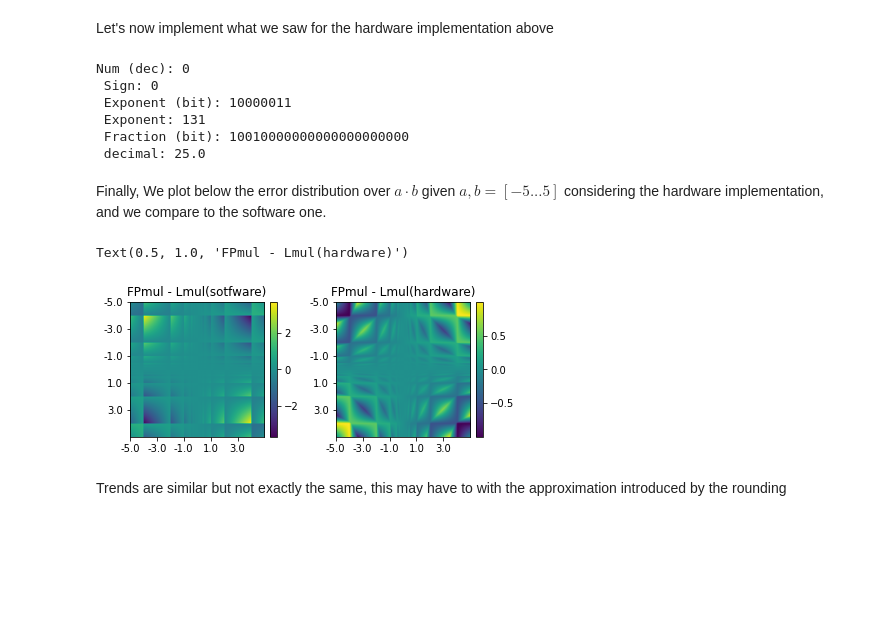
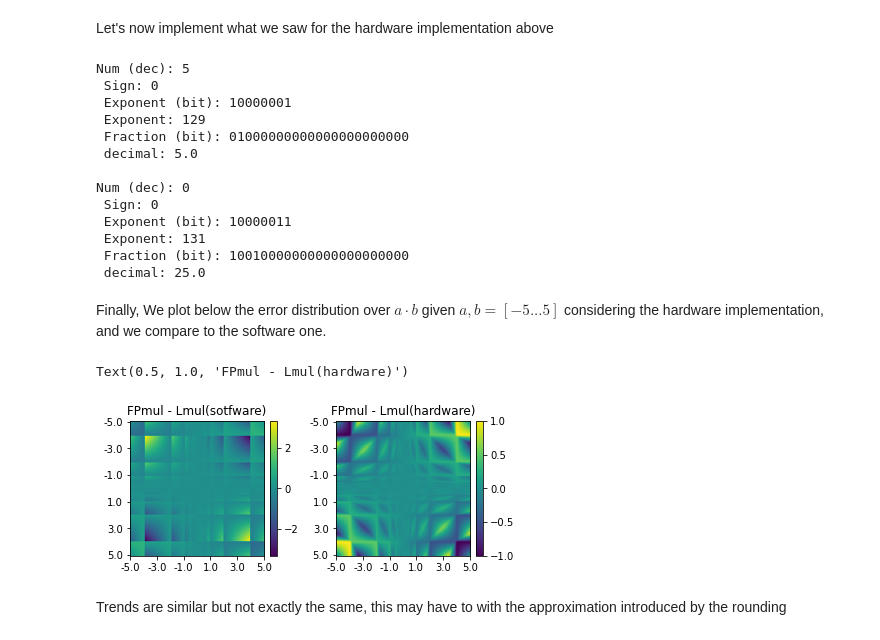
Before and after one commit to Kushagra481/Lmul, a Jupyter notebook: tutorial.ipynb, the cells around one changed output. Saved outputs shown, nothing was run; the diff lists cells and outputs as text; code cells hidden in the pictures; blank space fills up the shorter version.

```diff
--- a/tutorial.ipynb
+++ b/tutorial.ipynb
@@ -225,7 +222,7 @@ We plot below the error distribution over $a \cdot b$ given $a, b = [-5 ... 5]$
 import matplotlib.pyplot as plt
 import numpy as np
 
-N = 11
+N = 12
 precision = 'single'
 num_abs_range = 5
 x_range = np.linspace(-num_abs_range, num_abs_range, N)
@@ -351,6 +348,8 @@ def Int2Float(inum):
 # %%
 a = Float32(5)
 b = Float32(5)
+
+a.print()
 
 c_int = Int32(0) # placeholder for the result
 c_FP = Float32(0) # placeholder for the result
@@ -368,6 +367,13 @@ c_FP = Int2Float(c_int)
 
 c_FP.print()
 # %% [output]
+Num (dec): 5
+ Sign: 0
+ Exponent (bit): 10000001
+ Exponent: 129
+ Fraction (bit): 01000000000000000000000
+ decimal: 5.0
+
 Num (dec): 0
  Sign: 0
  Exponent (bit): 10000011
@@ -381,7 +387,7 @@ import matplotlib.pyplot as plt
 from matplotlib.ticker import AutoMinorLocator
 import numpy as np
 
-N = 1000
+N = 101
 precision = 'single'
 num_abs_range = 5
 x_range = np.linspace(-num_abs_range, num_abs_range, N)
@@ -400,6 +406,9 @@ for i, x_row in enumerate(X):
             gt = FPmul(x, y, precision=precision)
             z[i, j] = gt - Lmul(x, y, precision=precision)
 
+            if x == 0 or y == 0:
+                k[i, j] = 0
+                continue
             # 1 float to int bitcast
             x_int = Float2Int(Float32(x))
             y_int = Float2Int(Float32(y))
@@ -412,33 +421,33 @@ for i, x_row in enumerate(X):
             c_FP = Int2Float(c_int)
 
             k[i, j] = gt - c_FP.IEEE754_dec
 
 
 fig, axs = plt.subplots(1,2)
 
 id2plot = {1:z, 2:k}
 
 x_labels = [f"{x:.1f}" for i, x in enumerate(x_range) if i % (N // 5)==0]
 y_labels = [f"{y:.1f}" for i, y in enumerate(y_range) if i % (N // 5)==0]
 
 im= axs[0].imshow(z, cmap='viridis')
 fig.colorbar(im, ax=axs[0], fraction=0.046, pad=0.04)
 im= axs[1].imshow(k, cmap='viridis')
 fig.colorbar(im, ax=axs[1], fraction=0.046, pad=0.04)
 
 fig.tight_layout()
 
 for i, ax in enumerate(axs):
     tick_positions = [idx for idx, _ in enumerate(x_range) if idx % (N // 5) == 0]
     ax.set_xticks(tick_positions)
     ax.set_xticklabels(x_labels)
     ax.set_yticks(tick_positions)
     ax.set_yticklabels(y_labels)
 
 axs[0].set_title('FPmul - Lmul(sotfware)')
 axs[1].set_title('FPmul - Lmul(hardware)')
 # %% [output]
 Text(0.5, 1.0, 'FPmul - Lmul(hardware)')
-[figure, old version]
+[figure, new version]
 # %% [markdown]
 Trends are similar but not exactly the same, this may have to with the approximation introduced by the rounding
```
Also changed, not shown: parts of 2 cells of this notebook, 13 other files.
